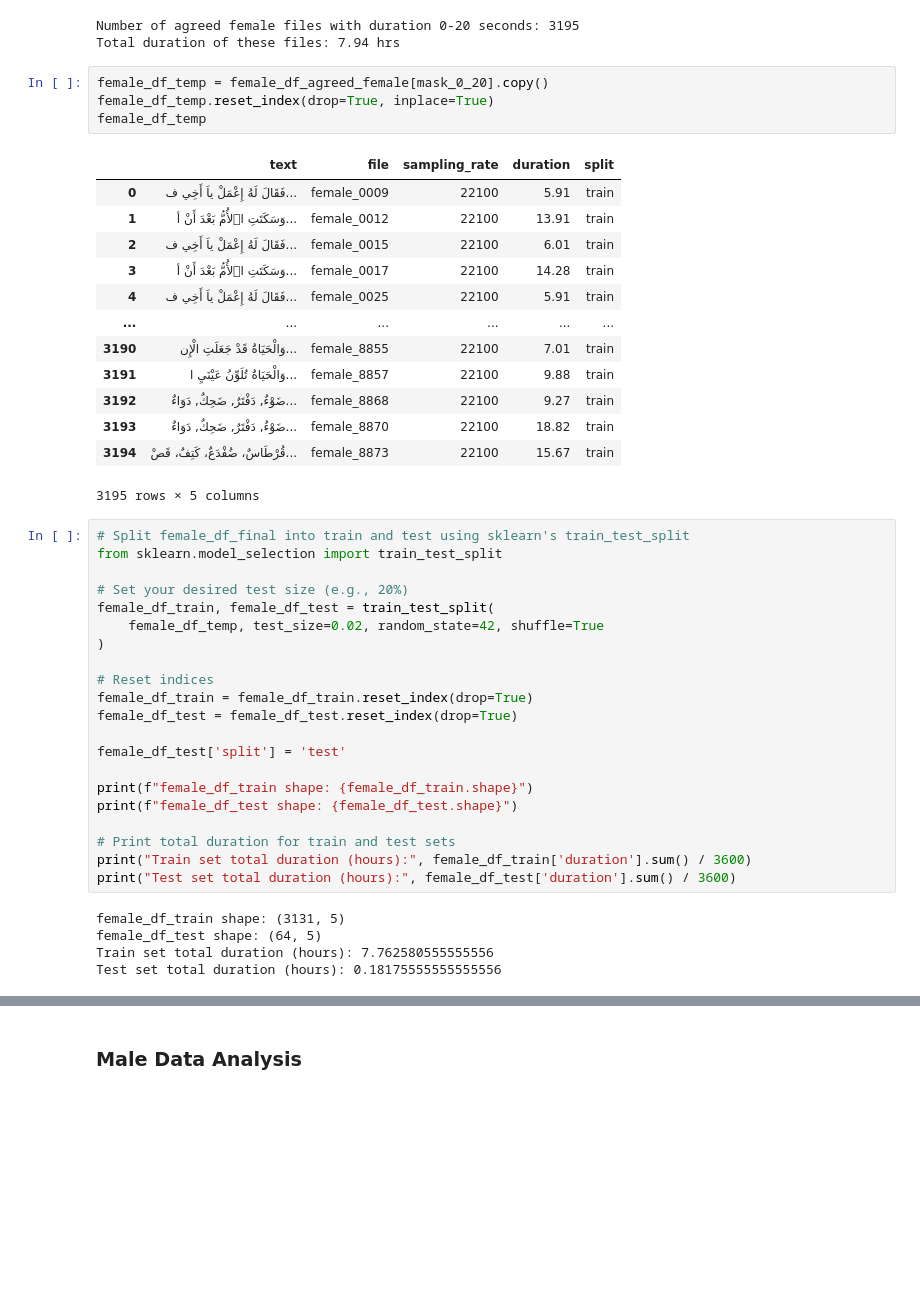
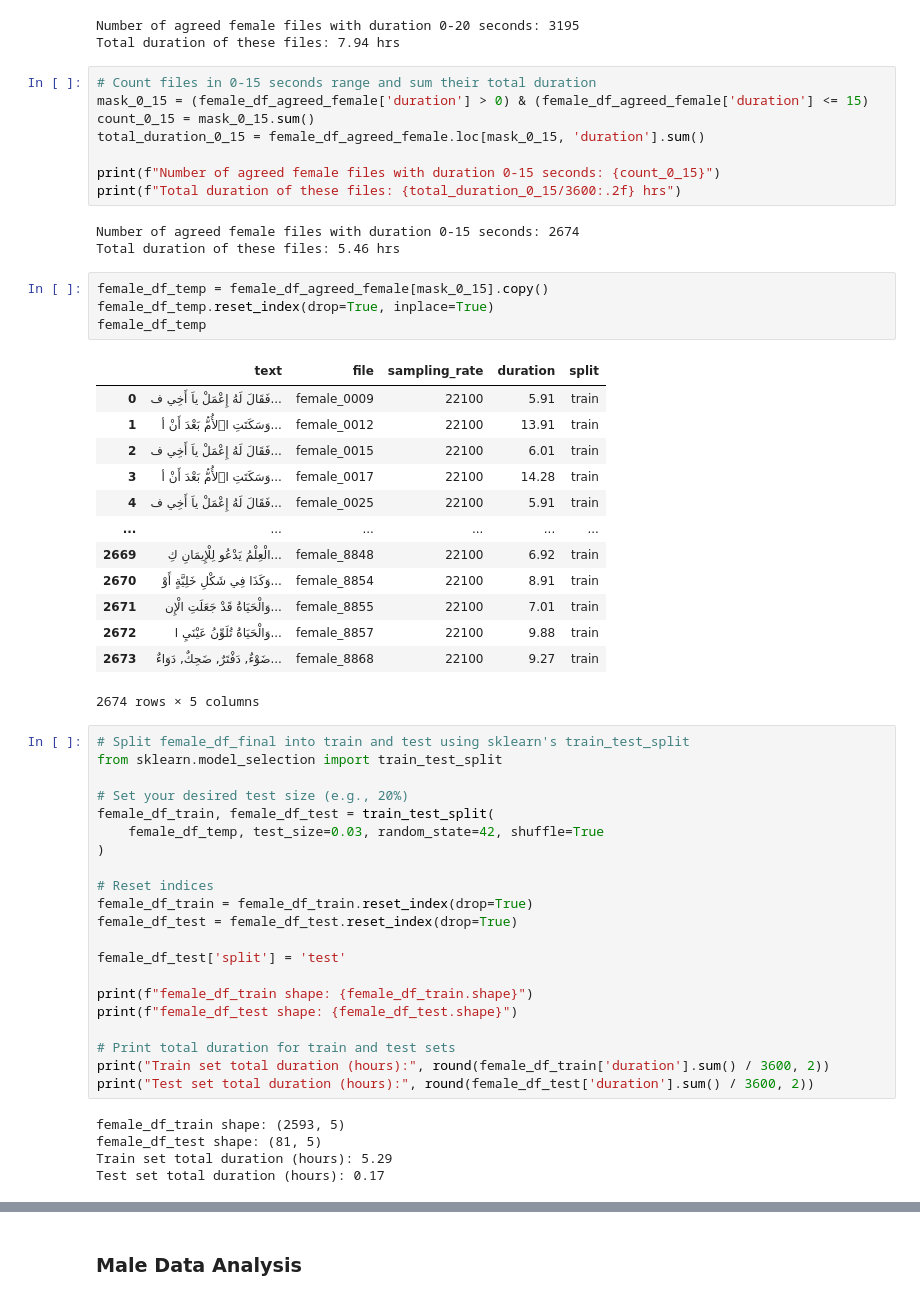
Before and after one commit to NeoBoy/StyleTTS2_Arabic, a Jupyter notebook: dataPrep.ipynb, the cells around one changed output, grey strips where cells are left out. Drawn from its saved outputs; the diff is of its cells as text; blank space fills up the shorter version.

```diff
--- a/dataPrep.ipynb
+++ b/dataPrep.ipynb
@@ -826,31 +871,42 @@ print(f"Total duration of these files: {total_duration_0_20/3600:.2f} hrs")
 # %% [output]
 Number of agreed female files with duration 0-20 seconds: 3195
 Total duration of these files: 7.94 hrs
+# %%
+# Count files in 0-15 seconds range and sum their total duration
+mask_0_15 = (female_df_agreed_female['duration'] > 0) & (female_df_agreed_female['duration'] <= 15)
+count_0_15 = mask_0_15.sum()
+total_duration_0_15 = female_df_agreed_female.loc[mask_0_15, 'duration'].sum()
+
+print(f"Number of agreed female files with duration 0-15 seconds: {count_0_15}")
+print(f"Total duration of these files: {total_duration_0_15/3600:.2f} hrs")
+# %% [output]
+Number of agreed female files with duration 0-15 seconds: 2674
+Total duration of these files: 5.46 hrs
 # %%
-female_df_temp = female_df_agreed_female[mask_0_20].copy()
+female_df_temp = female_df_agreed_female[mask_0_15].copy()
 female_df_temp.reset_index(drop=True, inplace=True)
 female_df_temp
 # %% [output]
 |  | text | file | sampling_rate | duration | split |
 | 0 | فَقَالَ لَهُ إِعْمَلْ ياَ أَخِي ف... | female_0009 | 22100 | 5.91 | train |
 | 1 | وَسَكَتَتِ اۘلأُمُّ بَعْدَ أَنْ أ... | female_0012 | 22100 | 13.91 | train |
 | 2 | فَقَالَ لَهُ إِعْمَلْ ياَ أَخِي ف... | female_0015 | 22100 | 6.01 | train |
 | 3 | وَسَكَتَتِ اۘلأُمُّ بَعْدَ أَنْ أ... | female_0017 | 22100 | 14.28 | train |
 | 4 | فَقَالَ لَهُ إِعْمَلْ ياَ أَخِي ف... | female_0025 | 22100 | 5.91 | train |
 | ... | ... | ... | ... | ... | ... |
-| 3190 | وَالْحَيَاةُ قَدْ جَعَلَتِ الْإِن... | female_8855 | 22100 | 7.01 | train |
-| 3191 | وَالْحَيَاةُ تُلَوِّنُ عَيْنَيِ ا... | female_8857 | 22100 | 9.88 | train |
-| 3192 | ضَوْءٌ, دَفْتَرٌ, ضَحِكٌ, دَوَاءٌ... | female_8868 | 22100 | 9.27 | train |
-| 3193 | ضَوْءٌ, دَفْتَرٌ, ضَحِكٌ, دَوَاءٌ... | female_8870 | 22100 | 18.82 | train |
-| 3194 | قُرْطَاسٌ، ضُفْدَعٌ، كَتِفٌ، قَصْ... | female_8873 | 22100 | 15.67 | train |
+| 2669 | الْعِلْمُ يَدْعُو لِلْإِيمَانِ كِ... | female_8848 | 22100 | 6.92 | train |
+| 2670 | وَكَذَا فِي شَكْلِ خَلِيَّةٍ أَوْ... | female_8854 | 22100 | 8.91 | train |
+| 2671 | وَالْحَيَاةُ قَدْ جَعَلَتِ الْإِن... | female_8855 | 22100 | 7.01 | train |
+| 2672 | وَالْحَيَاةُ تُلَوِّنُ عَيْنَيِ ا... | female_8857 | 22100 | 9.88 | train |
+| 2673 | ضَوْءٌ, دَفْتَرٌ, ضَحِكٌ, دَوَاءٌ... | female_8868 | 22100 | 9.27 | train |
-3195 rows × 5 columns
+2674 rows × 5 columns
 # %%
 # Split female_df_final into train and test using sklearn's train_test_split
 from sklearn.model_selection import train_test_split
 
 # Set your desired test size (e.g., 20%)
 female_df_train, female_df_test = train_test_split(
-    female_df_temp, test_size=0.02, random_state=42, shuffle=True
+    female_df_temp, test_size=0.03, random_state=42, shuffle=True
 )
 
 # Reset indices
@@ -863,13 +919,13 @@ print(f"female_df_train shape: {female_df_train.shape}")
 print(f"female_df_test shape: {female_df_test.shape}")
 
 # Print total duration for train and test sets
-print("Train set total duration (hours):", female_df_train['duration'].sum() / 3600)
-print("Test set total duration (hours):", female_df_test['duration'].sum() / 3600)
+print("Train set total duration (hours):", round(female_df_train['duration'].sum() / 3600, 2))
+print("Test set total duration (hours):", round(female_df_test['duration'].sum() / 3600, 2))
 # %% [output]
-female_df_train shape: (3131, 5)
-female_df_test shape: (64, 5)
-Train set total duration (hours): 7.762580555555556
-Test set total duration (hours): 0.18175555555555556
+female_df_train shape: (2593, 5)
+female_df_test shape: (81, 5)
+Train set total duration (hours): 5.29
+Test set total duration (hours): 0.17
 # %%
 # Combine train and test splits for female data so that test files are at the end
 female_df_final = pd.concat([female_df_train, female_df_test], ignore_index=True)
```
Also changed, not shown: parts of 13 cells of this notebook, 1 other file.
